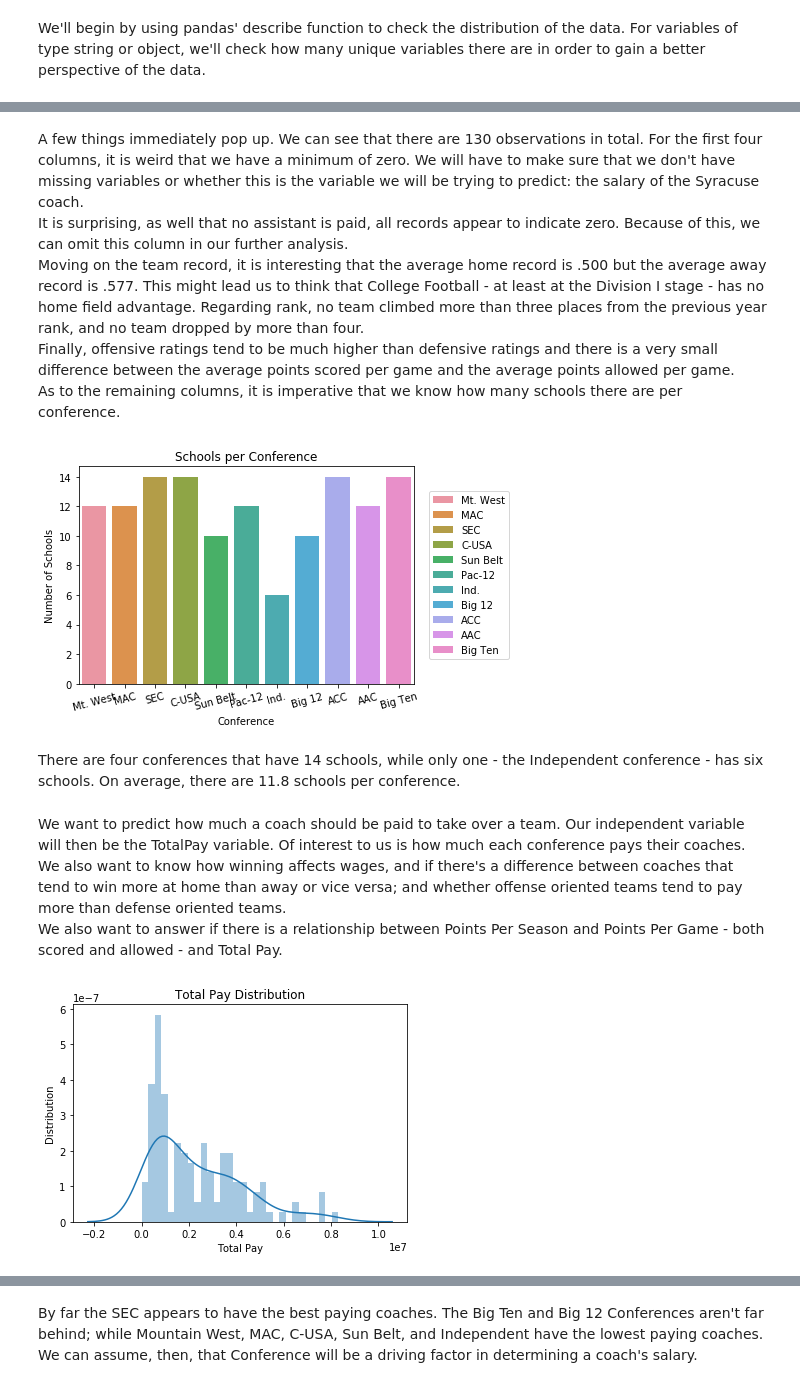
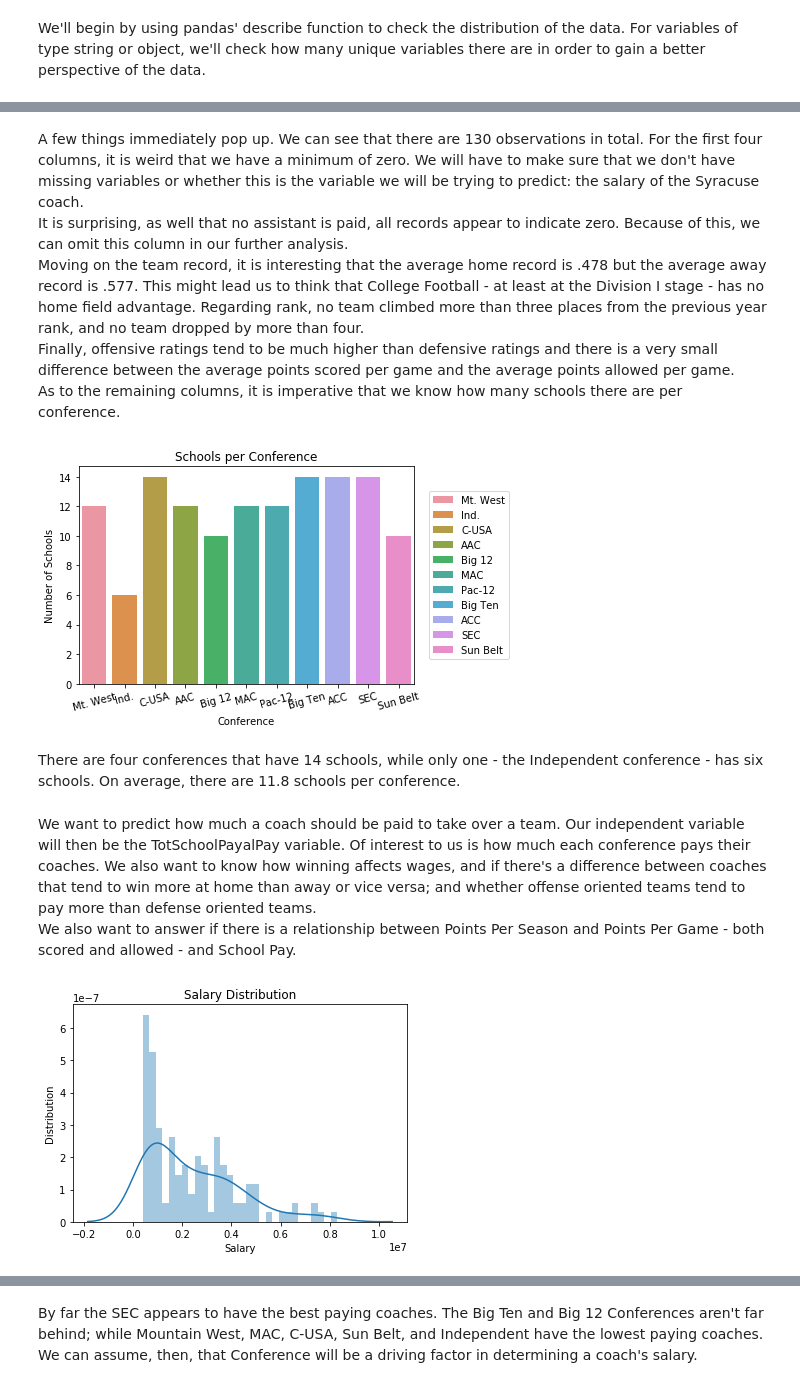
Before and after one commit to MartnAR/IST718, a Jupyter notebook: Labs/Coaches9_2_2/Alonso_Lab1.ipynb, the cells around one changed output, grey strips where cells are left out. Cells and saved outputs as stored; diff of their text form; code cells hidden in the pictures.

```diff
--- a/Labs/Coaches9_2_2/Alonso_Lab1.ipynb
+++ b/Labs/Coaches9_2_2/Alonso_Lab1.ipynb
@@ -343,7 +334,4 @@ We'll now proceed to clean the final dataset once more and begin doing some expl
 # %%
-# We'll drop the Sport, SchoolFuzz, College, SCHOOL, W, L columns as they are redundant.
-df_final.drop(['Sport', 'SchoolFuzz', 'College', 'SCHOOL', 'W', 'L'], axis=1, inplace=True)
-
 # After that, we'll replace NaN values with zero.
 df_final['RANK'] = df_final['RANK'].fillna(0)
 df_final['PREVIOUS RANK'] = df_final['PREVIOUS RANK'].fillna(0)
@@ -362,6 +350,14 @@ df_final['OffRat'] = (df_final['PF'] - df_final['AvgPA'])/df_final['AvgPS'] # Of
 df_final['DefRat'] = (df_final['PA'] - df_final['AvgPS'])/df_final['AvgPA'] # Defensive rating for each team
 df_final['PPG'] = df_final['PF']/(df_final['ConfW']+df_final['ConfL']) # Points Scored per Game
 df_final['PAG'] = df_final['PA']/(df_final['ConfW']+df_final['ConfL']) # Points Allowed per Game
+
+# Because the Independent conference doesn't feature any home games, we'll have to replace their home
+# record with 0.
+df_final['HomeRecord'].fillna(0, inplace=True)
+
+# There are also a number of schools that do not have FGR value. For these schools, we'll use the average
+# FGR for their conference.
+df_final['FGR'] = df_final.groupby('Conference')['FGR'].transform(lambda x: x.fillna(x.mean()))
 # %%
 df_final.head()
 # %% [output]
@@ -392,7 +388,7 @@ df_final.describe()
 # %% [markdown]
 A few things immediately pop up. We can see that there are 130 observations in total. For the first four columns, it is weird that we have a minimum of zero. We will have to make sure that we don't have missing variables or whether this is the variable we will be trying to predict: the salary of the Syracuse coach.
 It is surprising, as well that no assistant is paid, all records appear to indicate zero. Because of this, we can omit this column in our further analysis.
-Moving on the team record, it is interesting that the average home record is .500 but the average away record is .577. This might lead us to think that College Football - at least at the Division I stage - has no home field advantage. Regarding rank, no team climbed more than three places from the previous year rank, and no team dropped by more than four.
+Moving on the team record, it is interesting that the average home record is .478 but the average away record is .577. This might lead us to think that College Football - at least at the Division I stage - has no home field advantage. Regarding rank, no team climbed more than three places from the previous year rank, and no team dropped by more than four.
 Finally, offensive ratings tend to be much higher than defensive ratings and there is a very small difference between the average points scored per game and the average points allowed per game.
 As to the remaining columns, it is imperative that we know how many schools there are per conference.
 # %%
@@ -405,21 +401,21 @@ _ = plt.legend(loc='center right', bbox_to_anchor=[1.3, 0.5])
 _ = plt.xticks(rotation=15)
 plt.show()
 # %% [output]
-[figure, old version]
+[figure, new version]
 # %% [markdown]
 There are four conferences that have 14 schools, while only one - the Independent conference - has six schools. On average, there are 11.8 schools per conference.
 # %% [markdown]
-We want to predict how much a coach should be paid to take over a team. Our independent variable will then be the TotalPay variable. Of interest to us is how much each conference pays their coaches. We also want to know how winning affects wages, and if there's a difference between coaches that tend to win more at home than away or vice versa; and whether offense oriented teams tend to pay more than defense oriented teams.
-We also want to answer if there is a relationship between Points Per Season and Points Per Game - both scored and allowed - and Total Pay.
+We want to predict how much a coach should be paid to take over a team. Our independent variable will then be the TotSchoolPayalPay variable. Of interest to us is how much each conference pays their coaches. We also want to know how winning affects wages, and if there's a difference between coaches that tend to win more at home than away or vice versa; and whether offense oriented teams tend to pay more than defense oriented teams.
+We also want to answer if there is a relationship between Points Per Season and Points Per Game - both scored and allowed - and School Pay.
 # %%
 # Total Pay Distribution.
 # We'll plot a histogram to gauge whether TotalPay follows a normal distribution or is skewed.
-sns.distplot(df_final.TotalPay, bins = 30)
-_ = plt.title('Total Pay Distribution')
-_ = plt.xlabel('Total Pay')
+sns.distplot(df_final.SchoolPay, bins = 30)
+_ = plt.title('Salary Distribution')
+_ = plt.xlabel('Salary')
 _ = plt.ylabel('Distribution')
 plt.show()
 # %% [output]
-[figure, old version]
+[figure, new version]
 # %% [markdown]
 The data are skewed to the left with more coaches making less than 2,000,000 dollars. A very high wage when compared to the average person.
```
Also changed, not shown: parts of 54 cells of this notebook, 2 other files.
